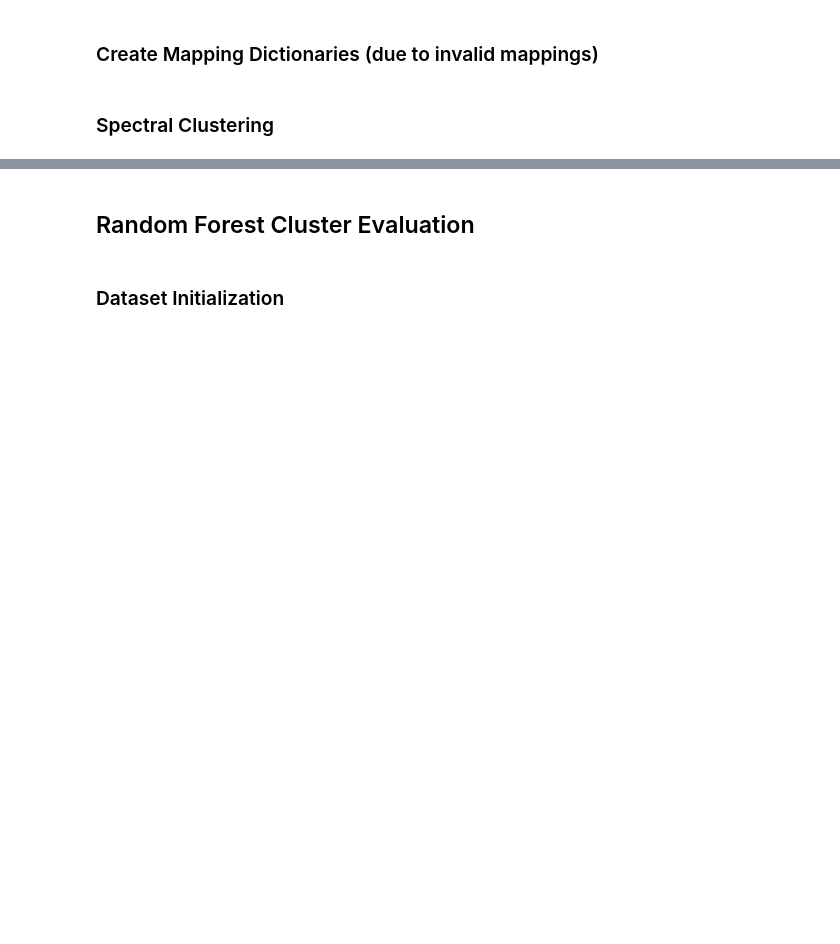
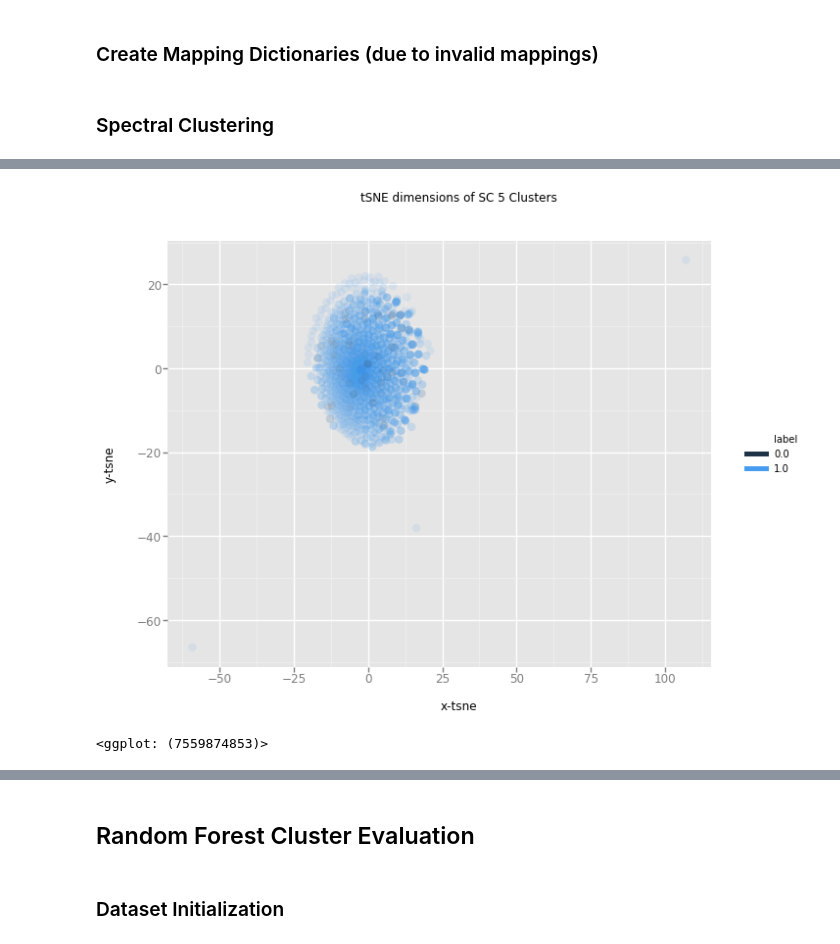
Before and after one commit to artina-m/TopTalks, a Jupyter notebook: TedTalkCluster.ipynb, the cells around one changed output, grey strips where cells are left out. Drawn from its saved outputs; the diff is of its cells as text; code cells hidden in the pictures; blank space fills up the shorter version.

```diff
--- a/TedTalkCluster.ipynb
+++ b/TedTalkCluster.ipynb
@@ -375,7 +421,7 @@ for talkId, rel_talk_lst in tedId_to_related.items():
 # %% [markdown]
 ### Spectral Clustering
 # %%
-sc = SpectralClustering(n_clusters=CLUSTER_NUM, affinity='precomputed', n_init=10)
+sc = SpectralClustering(n_clusters=5, affinity='precomputed', n_init=10)
 sc.fit(spec_ted)
 sc_labels = sc.labels_
 # %%
@@ -386,0 +433,22 @@ defaultdict(int, {0: 188, 1: 56, 2: 52, 3: 8, 4: 2246})
+# %%
+n_sne = 7000
+rndperm = np.random.permutation(cleaned_tedData.shape[0])
+tsne_sc = TSNE(n_components=2, verbose=1, perplexity=40, n_iter=300)
+tsne_results_sc = tsne.fit_transform(spec_ted[rndperm[:n_sne]])
+# %%
+sc_df = pd.DataFrame()
+sc_df['x-tsne'] = tsne_results_sc[:,0]
+sc_df['y-tsne'] = tsne_results_sc[:,1]
+sc_labels = []
+for index, row in sc_df.iterrows():
+    sc_labels.append(sc_tedId_to_clusterId[index])
+sc_df['label'] = sc_labels
+
+chart = ggplot(sc_df, aes(x='x-tsne', y='y-tsne', color='label') ) \
+        + geom_point(size=70,alpha=0.1) \
+        + ggtitle("tSNE dimensions of SC 5 Clusters")
+#         + scale_color_brewer(type='diverging', palette=3)
+chart
+# %% [output]
+[figure, added]
+<ggplot: (7559874853)>
```
Also changed, not shown: parts of 18 cells of this notebook.
